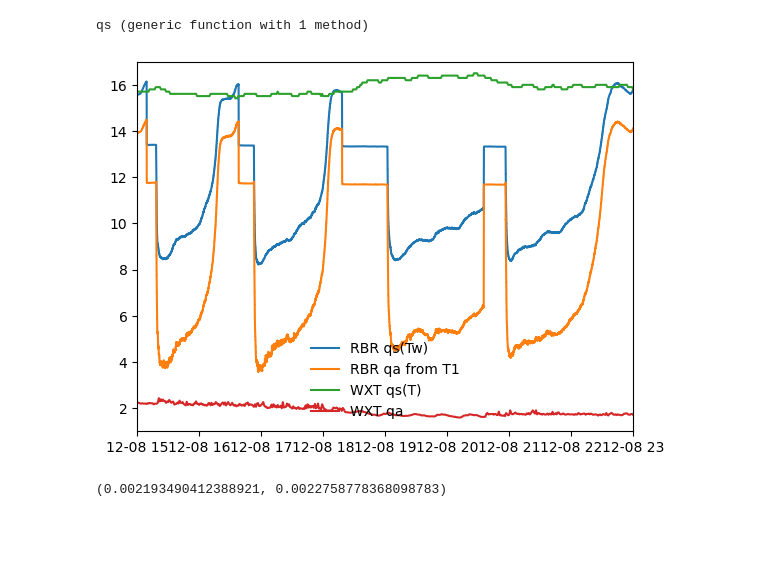
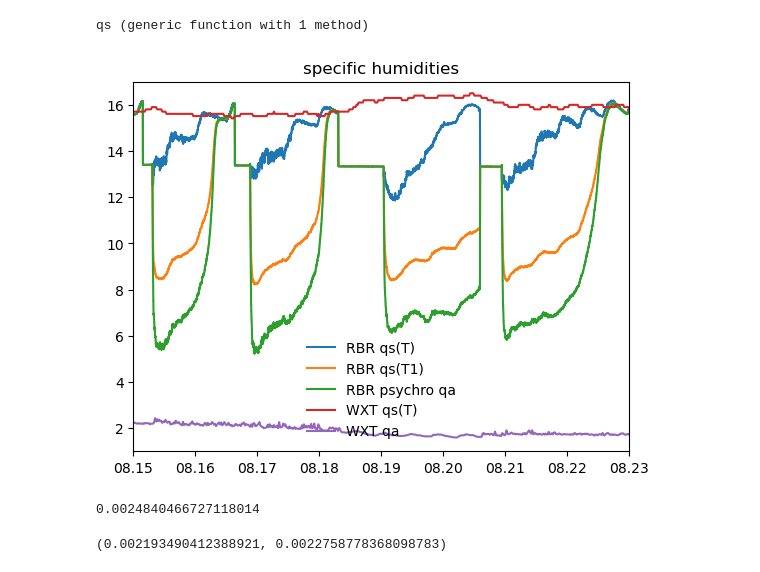
Before and after one commit to jtomfarrar/submersible_humidity_sensor, a Jupyter notebook: code/202512TankTest.ipynb, the cells around one changed output. Drawn from its saved outputs; the diff is of its cells as text; code cells hidden in the pictures; blank space fills up the shorter version.

```diff
--- a/code/202512TankTest.ipynb
+++ b/code/202512TankTest.ipynb
@@ -134,21 +134,32 @@ qs (generic function with 1 method)
 # %%
 # compute qa from T and Tw
 #qsTw = VaporSat.qs(1013.25, rbr["temperature1"][:])
 # qa - qs(p,Tw) = Cp/LvC(T) * (T-Tw)
 q_air_fcn(T,Tw,p=101325.0) = qs(p,Tw) - Cp/LvC(T) * (T-Tw)
-qa = q_air_fcn.(rbr["temperature"][:].+4, rbr["temperature1"][:])
+qa = q_air_fcn.(rbr["temperature"][:], rbr["temperature1"][:])
+
+mdates = PyPlot.matplotlib.dates
 
 clf()
-plot(rbr["time"][:], 1e3*qs.(101325.0,rbr["temperature1"][:]), label="RBR qs(Tw)")
-plot(rbr["time"][:], 1e3*qa, label="RBR qa from T1")
+plot(rbr["time"][:], 1e3*qs.(101325.0,rbr["temperature"][:]), label="RBR qs(T)")
+plot(rbr["time"][:], 1e3*qs.(101325.0,rbr["temperature1"][:]), label="RBR qs(T1)")
+plot(rbr["time"][:], 1e3*qa, label="RBR psychro qa")
 plot(md2dt.(wxt["mday"]), 1e3*qs.(101325.0,wxt["atmp"]), label="WXT qs(T)")
 plot(md2dt.(wxt["mday"]), 1e3*qs.(101325.0,wxt["atmp"]) .* wxt["hrh"]/100, label="WXT qa")
 legend(frameon=false)
+title("specific humidities")
 xlim([DateTime(2025,12,8,15), DateTime(2025,12,8,23)]) # 4 nice tests
 ylim([1,17])
+ax = gca()
+ax.xaxis.set_major_formatter(mdates.DateFormatter("%d.%H"))
 gcf()
 # %% [output]
-[figure, old version]
+[figure, new version]
+# %%
+qa_est = q_air_fcn.(21.3, 9.5) # 0.0024840466727118014
+# T1 not measured below 11 C when WXT qa = 0.025.
+# %% [output]
+0.0024840466727118014
 # %%
 spechum(W) = W/(1+W) # W is mixing ratio
 qs(101325.0,12.0) # 0.00865781959506277
```
